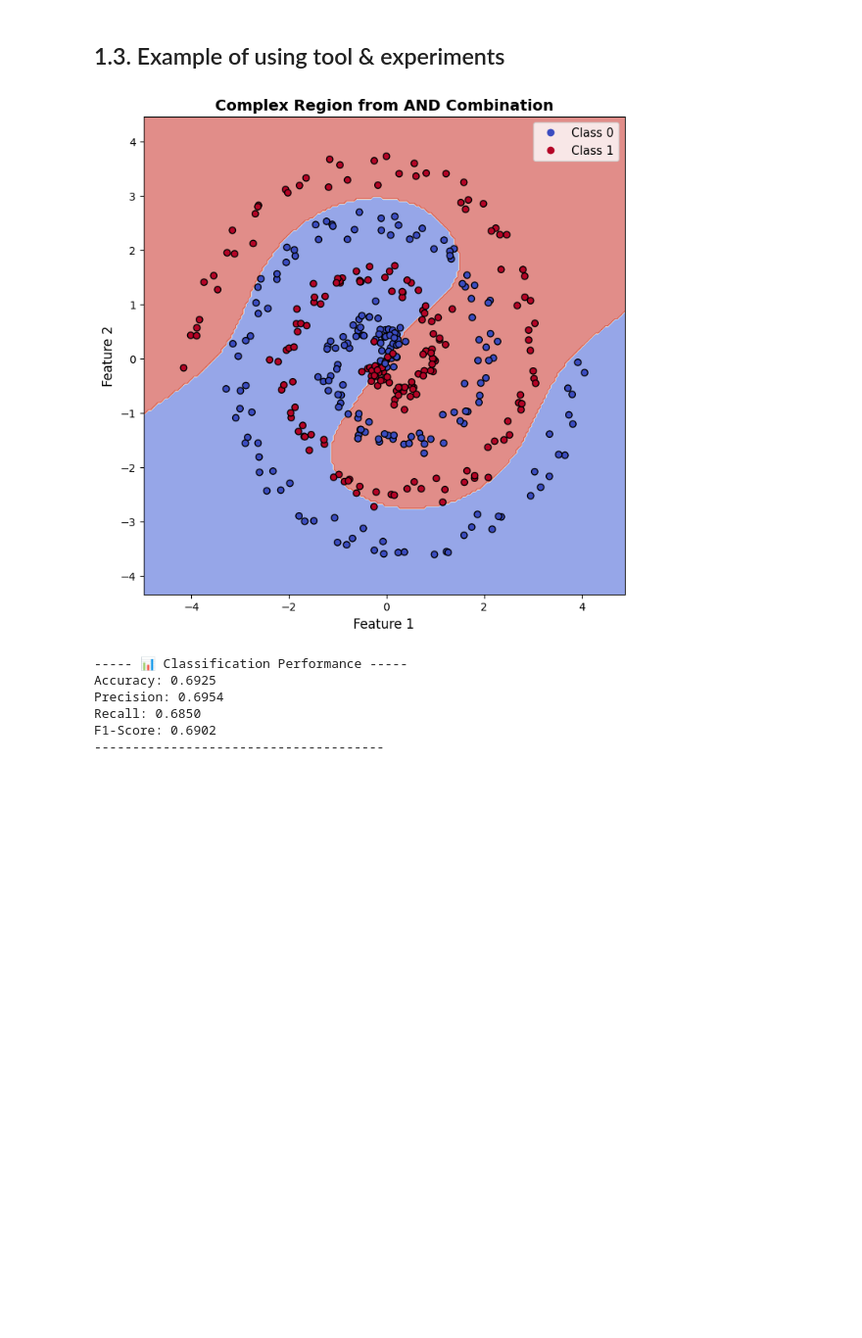
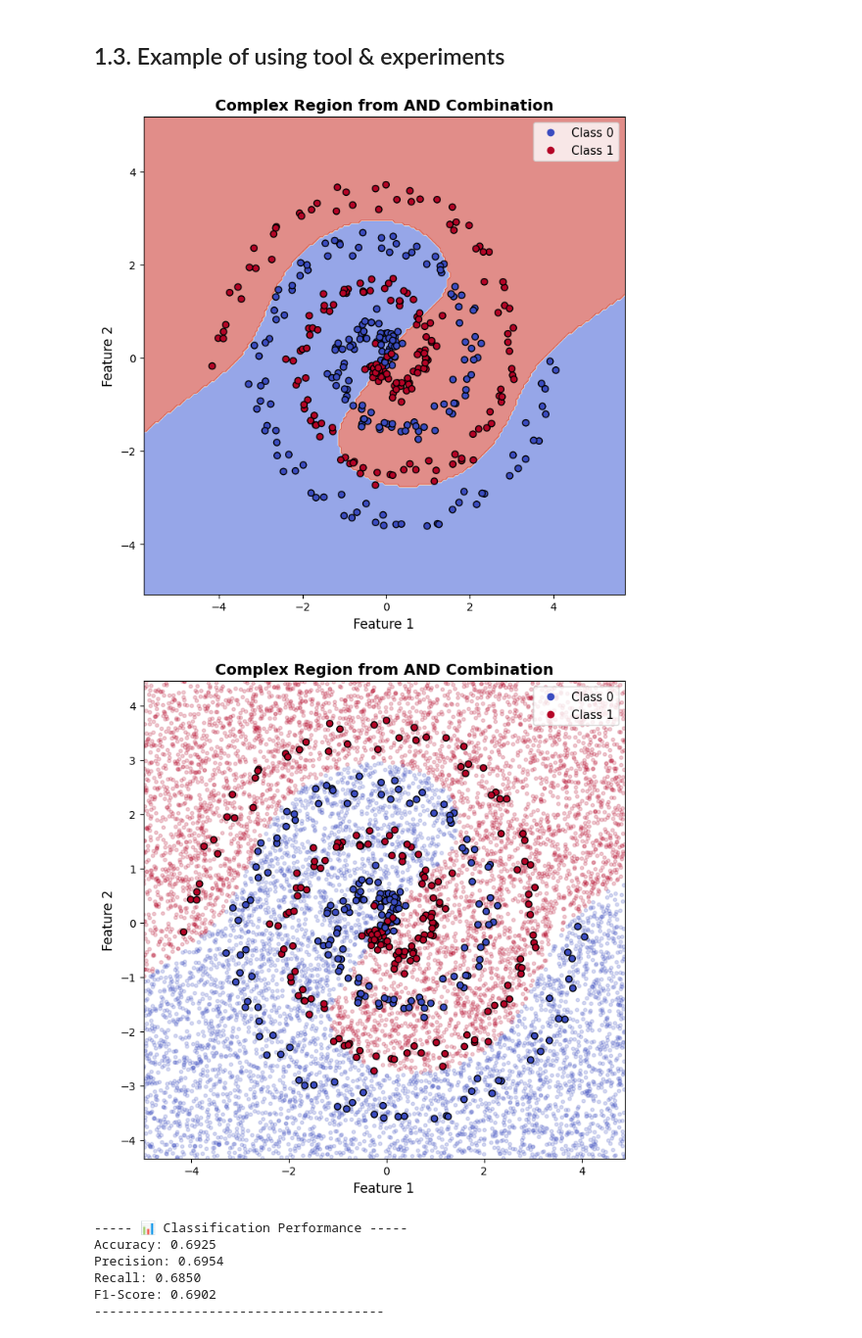
Before and after one commit to VolDonets/ML_basics_course, a Jupyter notebook: practical-work-2025-2026/pr-lab-2/lab-2.ipynb, the cells around one changed output. Shown at 98% size. Saved outputs shown, nothing was run; the diff lists cells and outputs as text; code cells hidden in the pictures; blank space fills up the shorter version.

```diff
--- a/practical-work-2025-2026/pr-lab-2/lab-2.ipynb
+++ b/practical-work-2025-2026/pr-lab-2/lab-2.ipynb
@@ -257,8 +257,8 @@ def plot_classifier_boundary(X, y, model=None, title=None, resolution=200):
         # 1. Define the plot boundaries with a 10% padding
         x1_min, x1_max = X[:, 0].min(), X[:, 0].max()
         x2_min, x2_max = X[:, 1].min(), X[:, 1].max()
-        x1_pad = (x1_max - x1_min) * 0.1
-        x2_pad = (x2_max - x2_min) * 0.1
+        x1_pad = (x1_max - x1_min) * 0.2
+        x2_pad = (x2_max - x2_min) * 0.2
         plot_x1_min, plot_x1_max = x1_min - x1_pad, x1_max + x1_pad
         plot_x2_min, plot_x2_max = x2_min - x2_pad, x2_max + x2_pad
 
@@ -360,29 +360,34 @@ def show_classification_report(X, y_true, model, title="Classification Performan
 # %%
 # Spiral data
 X_data, y_data = generate_classification_data(
     n_samples=400,
     kernels=[
         spiral_kernel(rotations=2, start_radius=0),
         lambda n: -1 * spiral_kernel(rotations=2, start_radius=0)(n)  # Invert the second spiral
     ],
     kernel_classes=[0, 1],
     dispersion=0.15,
     n_outliers=0,
     random_seed=STUDENT_ID
 )
 
 
 # Train and test model
 model = SVC(kernel="rbf")
 model.fit(X_data, y_data)
 
 
 # Plotting generated data
 plot_classifier_boundary(X_data, y_data,
                        model=model,
                        title="Complex Region from AND Combination")
+
+plot_classifier_boundary_by_dots(X_data, y_data,
+                       model=model,
+                       title="Complex Region from AND Combination")
 # %% [output]
-[figure, old version]
+[figure, new version]
+[figure, added]
 # %%
 # Plot classification report
 show_classification_report(X_data, y_data, model)
```
Also changed, not shown: parts of 10 cells of this notebook.
